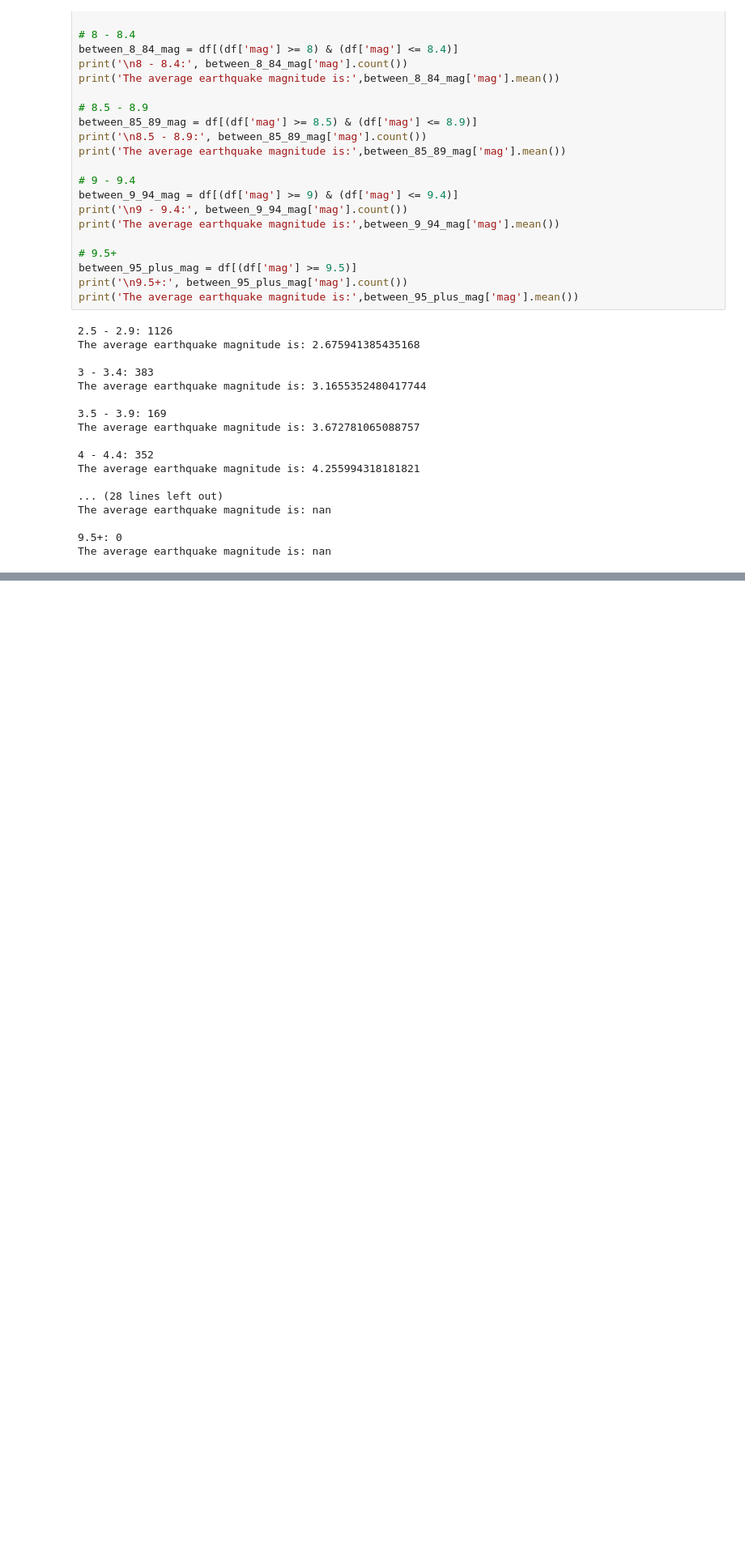
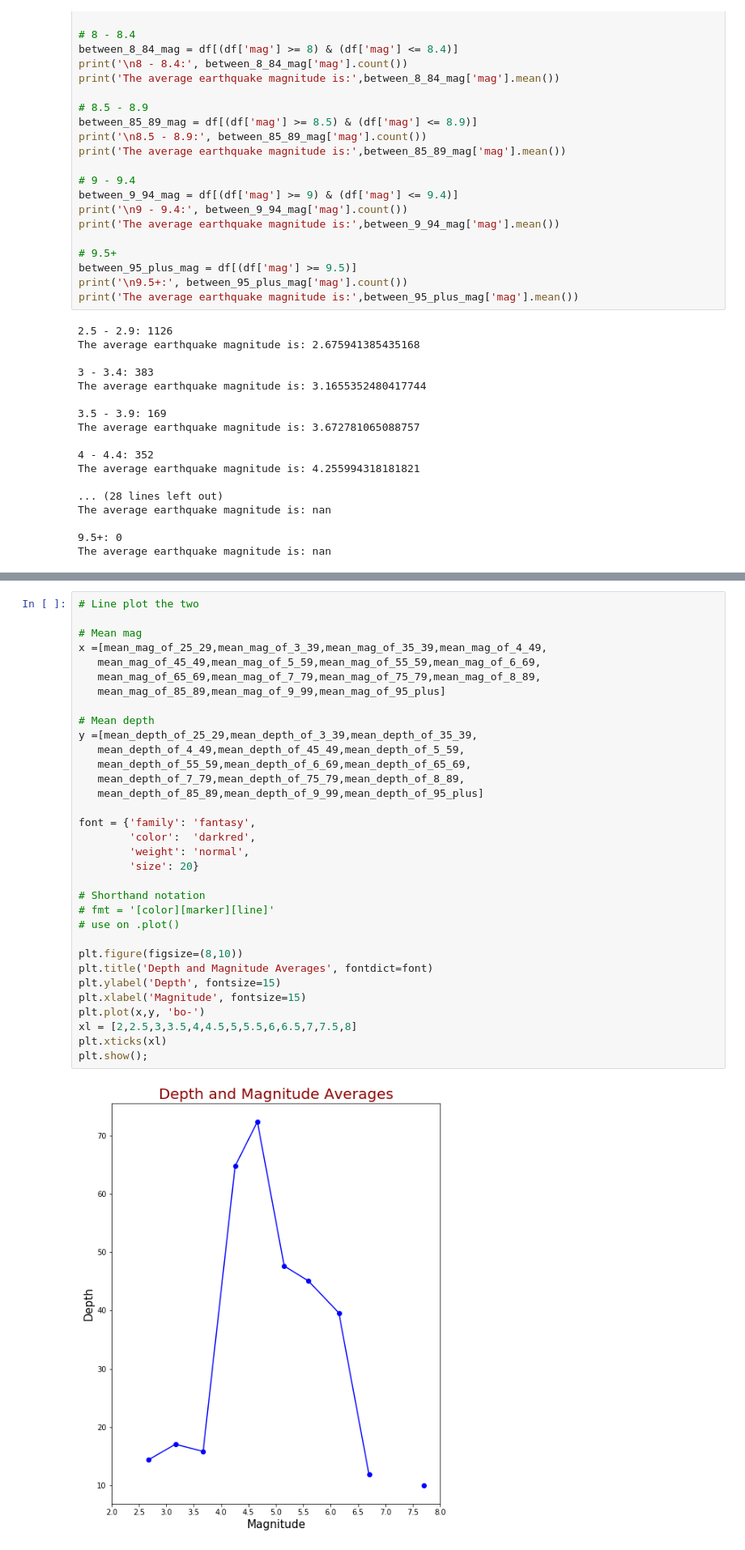
Before and after one commit to jacobpad/jacobpad.github.io, a Jupyter notebook: data/U1_Build_Week_Jacob_Padgett.ipynb, the cells around one changed output, grey strips where cells are left out. Shown at 81% size. Drawn from its saved outputs; the diff is of its cells as text; blank space fills up the shorter version.

```diff
--- a/data/U1_Build_Week_Jacob_Padgett.ipynb
+++ b/data/U1_Build_Week_Jacob_Padgett.ipynb
@@ -407,0 +505,35 @@ df_copy1
+# %%
+# Line plot the two
+
+# Mean mag
+x =[mean_mag_of_25_29,mean_mag_of_3_39,mean_mag_of_35_39,mean_mag_of_4_49,
+   mean_mag_of_45_49,mean_mag_of_5_59,mean_mag_of_55_59,mean_mag_of_6_69,
+   mean_mag_of_65_69,mean_mag_of_7_79,mean_mag_of_75_79,mean_mag_of_8_89,
+   mean_mag_of_85_89,mean_mag_of_9_99,mean_mag_of_95_plus]
+
+# Mean depth
+y =[mean_depth_of_25_29,mean_depth_of_3_39,mean_depth_of_35_39,
+   mean_depth_of_4_49,mean_depth_of_45_49,mean_depth_of_5_59,
+   mean_depth_of_55_59,mean_depth_of_6_69,mean_depth_of_65_69,
+   mean_depth_of_7_79,mean_depth_of_75_79,mean_depth_of_8_89,
+   mean_depth_of_85_89,mean_depth_of_9_99,mean_depth_of_95_plus]
+
+font = {'family': 'fantasy',
+        'color':  'darkred',
+        'weight': 'normal',
+        'size': 20}
+
+# Shorthand notation
+# fmt = '[color][marker][line]'
+# use on .plot()
+
+plt.figure(figsize=(8,10))
+plt.title('Depth and Magnitude Averages', fontdict=font)
+plt.ylabel('Depth', fontsize=15)
+plt.xlabel('Magnitude', fontsize=15)
+plt.plot(x,y, 'bo-')
+xl = [2,2.5,3,3.5,4,4.5,5,5.5,6,6.5,7,7.5,8]
+plt.xticks(xl)
+plt.show();
+# %% [output]
+[figure, added]
```
Also changed, not shown: parts of 30 cells of this notebook.
